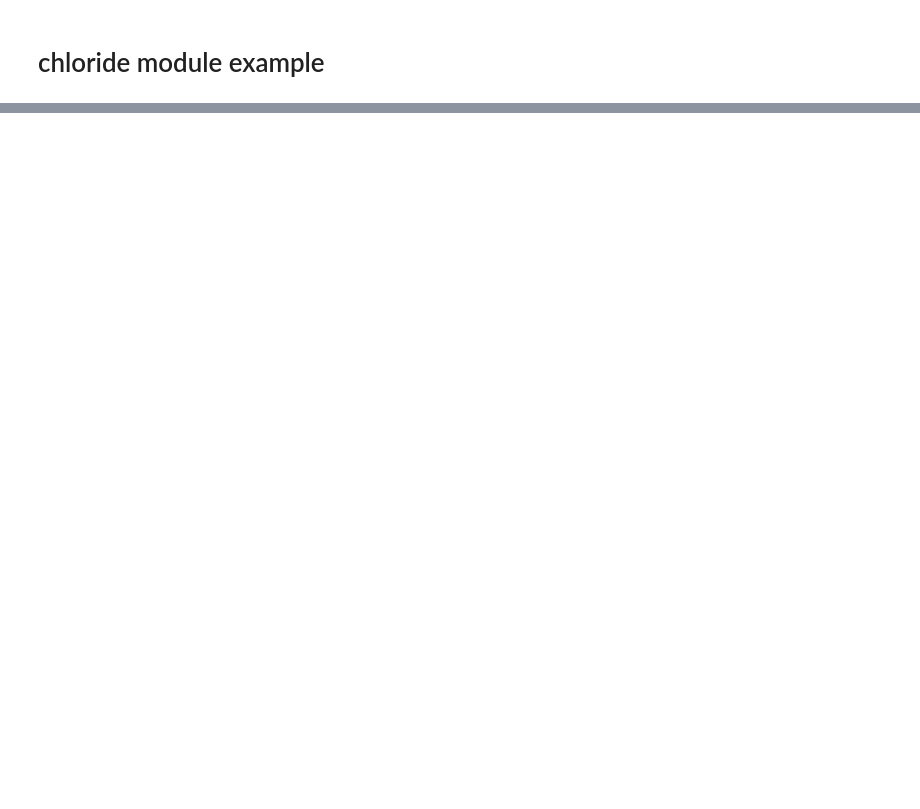
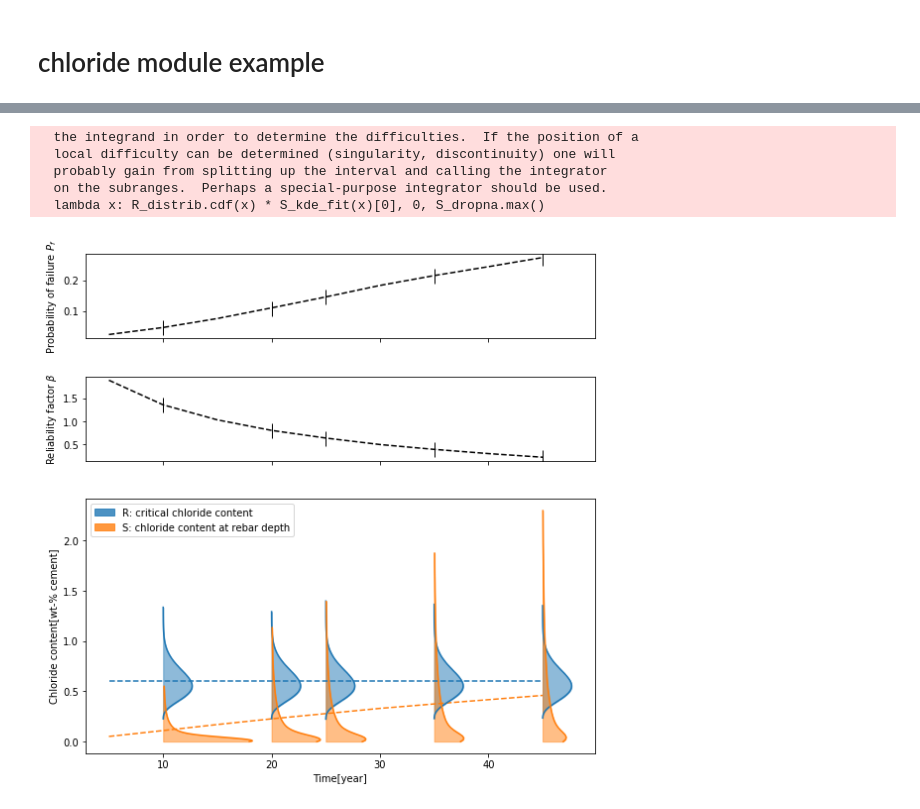
Before and after one commit to ganglix/rational-rc, a Jupyter notebook: modules/chloride_example.ipynb, the cells around one changed output, grey strips where cells are left out. Saved outputs shown, nothing was run; the diff lists cells and outputs as text; code cells hidden in the pictures; blank space fills up the shorter version.

```diff
--- a/modules/chloride_example.ipynb
+++ b/modules/chloride_example.ipynb
@@ -141,0 +95,13 @@ plt.tight_layout()
+# %%
+# run model for a list of time steps
+t_lis = np.arange(5,50,5)
+cover = 50
+pf_lis, beta_lis = model_cl_cal.chloride_with_year(depth=cover, year_lis=t_lis,amplify=1)
+# fig.savefig('RS_time_chloride.pdf',dpi=1200)
+# %% [output]
+  the integrand in order to determine the difficulties.  If the position of a
+  local difficulty can be determined (singularity, discontinuity) one will
+  probably gain from splitting up the interval and calling the integrator
+  on the subranges.  Perhaps a special-purpose integrator should be used.
+  lambda x: R_distrib.cdf(x) * S_kde_fit(x)[0], 0, S_dropna.max()
+[figure, added]
```
Also changed, not shown: parts of 13 cells of this notebook, 30 other files.
